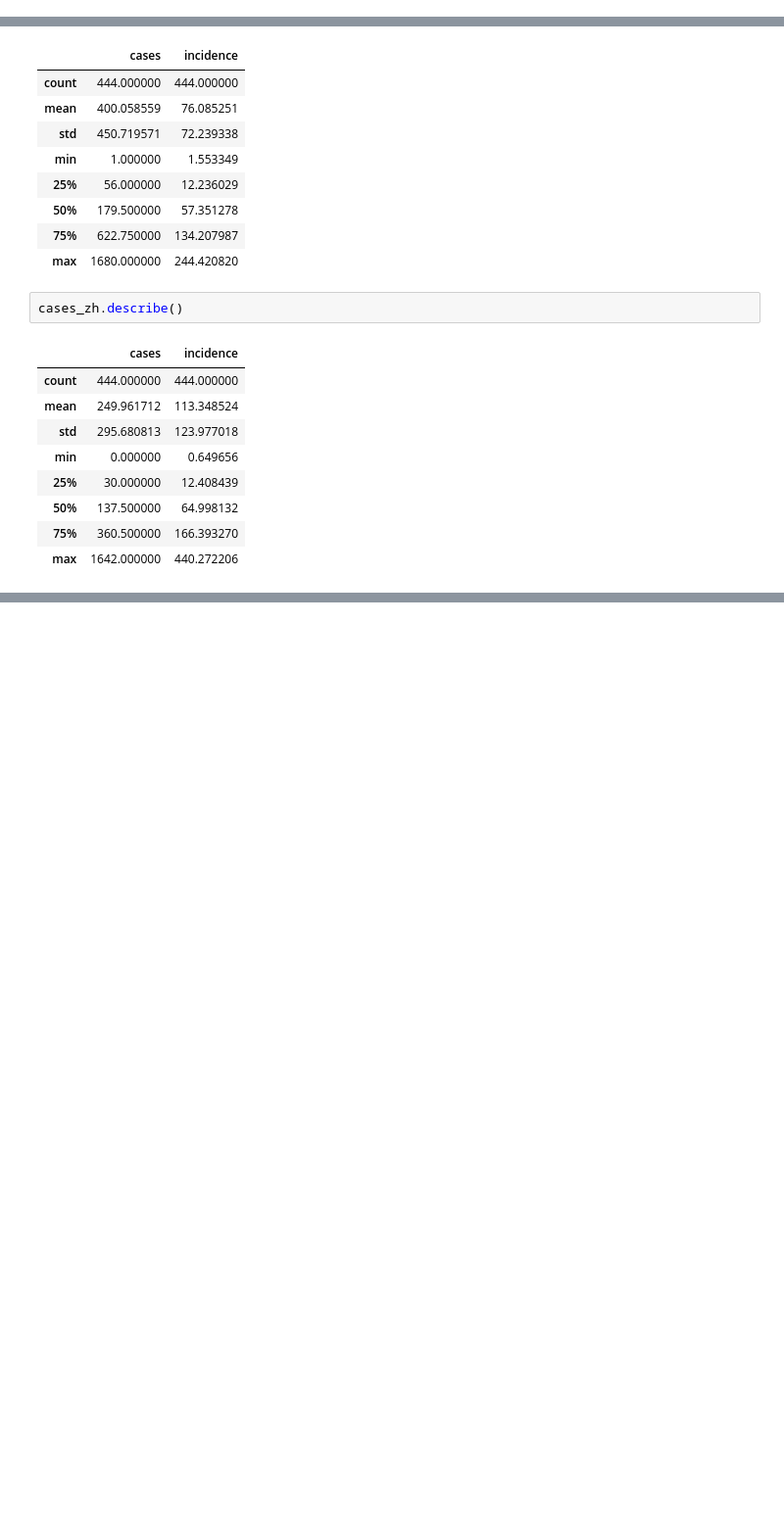
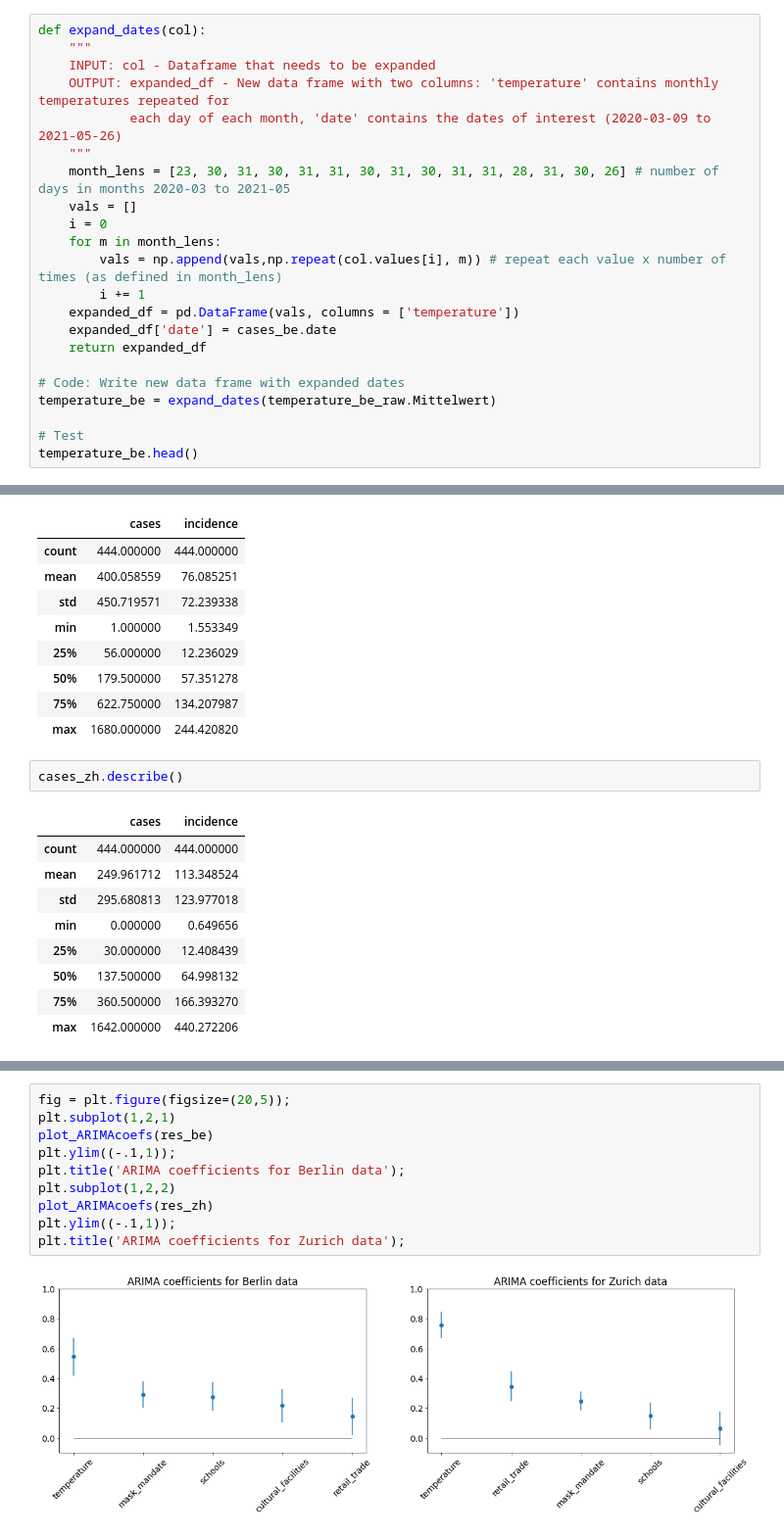
Before and after one commit to zoraaroz/covid19-cases-lockdowns, a Jupyter notebook: data_analysis.ipynb, the cells around one changed output, grey strips where cells are left out. Shown at 98% size. Drawn from its saved outputs; the diff is of its cells as text; blank space fills up the shorter version.

```diff
--- a/data_analysis.ipynb
+++ b/data_analysis.ipynb
@@ -791,0 +770,22 @@ temperature_be.head()
+# %%
+def expand_dates(col):
+    """
+    INPUT: col - Dataframe that needs to be expanded
+    OUTPUT: expanded_df - New data frame with two columns: 'temperature' contains monthly temperatures repeated for
+            each day of each month, 'date' contains the dates of interest (2020-03-09 to 2021-05-26)
+    """
+    month_lens = [23, 30, 31, 30, 31, 31, 30, 31, 30, 31, 31, 28, 31, 30, 26] # number of days in months 2020-03 to 2021-05
+    vals = []
+    i = 0
+    for m in month_lens:
+        vals = np.append(vals,np.repeat(col.values[i], m)) # repeat each value x number of times (as defined in month_lens)
+        i += 1
+    expanded_df = pd.DataFrame(vals, columns = ['temperature'])
+    expanded_df['date'] = cases_be.date
+    return expanded_df
+
+# Code: Write new data frame with expanded dates
+temperature_be = expand_dates(temperature_be_raw.Mittelwert)
+
+# Test
+temperature_be.head()
@@ -1140,0 +1224,12 @@ plot_ARIMAcoefs(res_zh)
+# %%
+fig = plt.figure(figsize=(20,5));
+plt.subplot(1,2,1)
+plot_ARIMAcoefs(res_be)
+plt.ylim((-.1,1));
+plt.title('ARIMA coefficients for Berlin data');
+plt.subplot(1,2,2)
+plot_ARIMAcoefs(res_zh)
+plt.ylim((-.1,1));
+plt.title('ARIMA coefficients for Zurich data');
+# %% [output]
+[figure, added]
```
Also changed, not shown: parts of 54 cells of this notebook, 1 other file.
